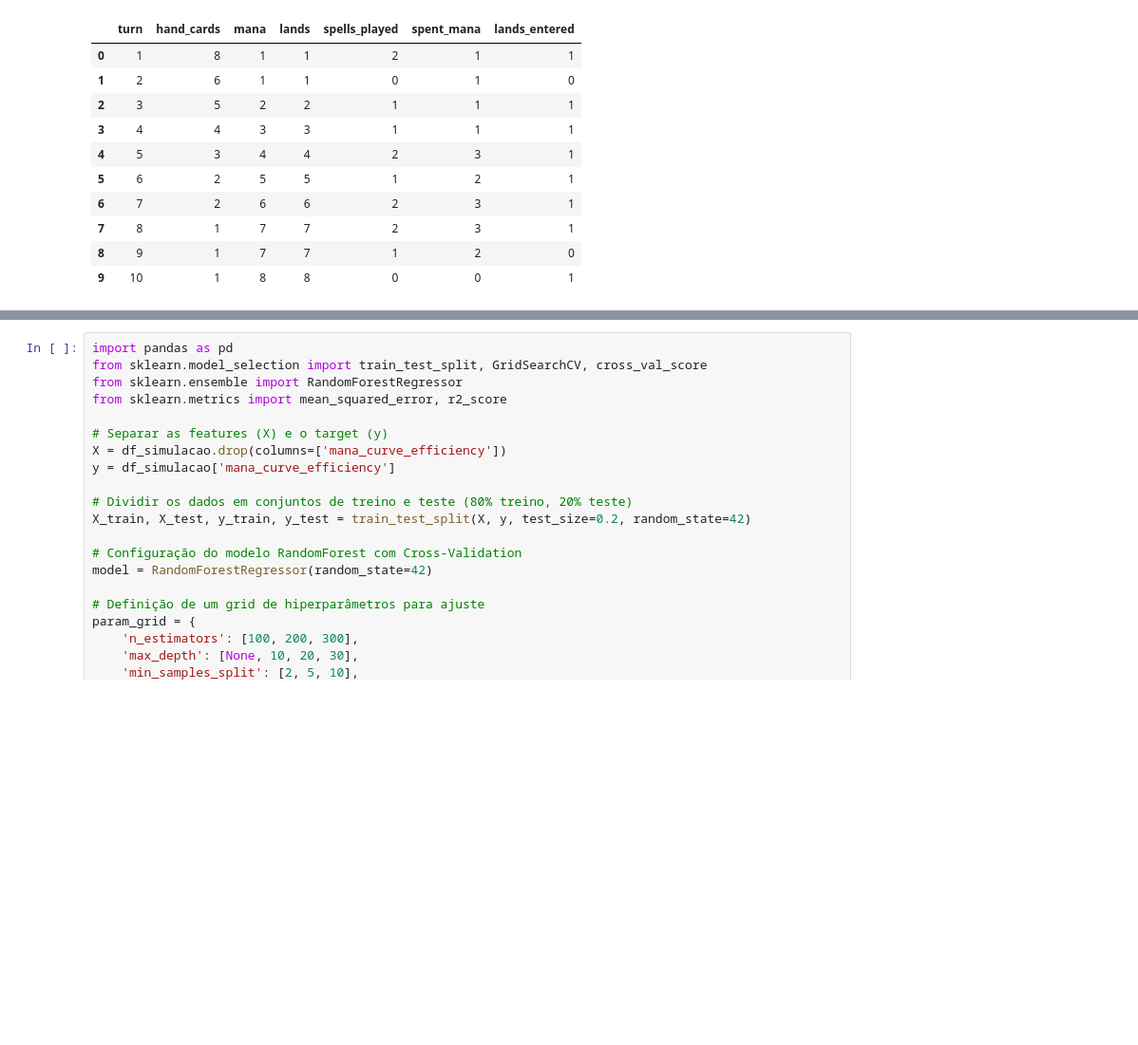
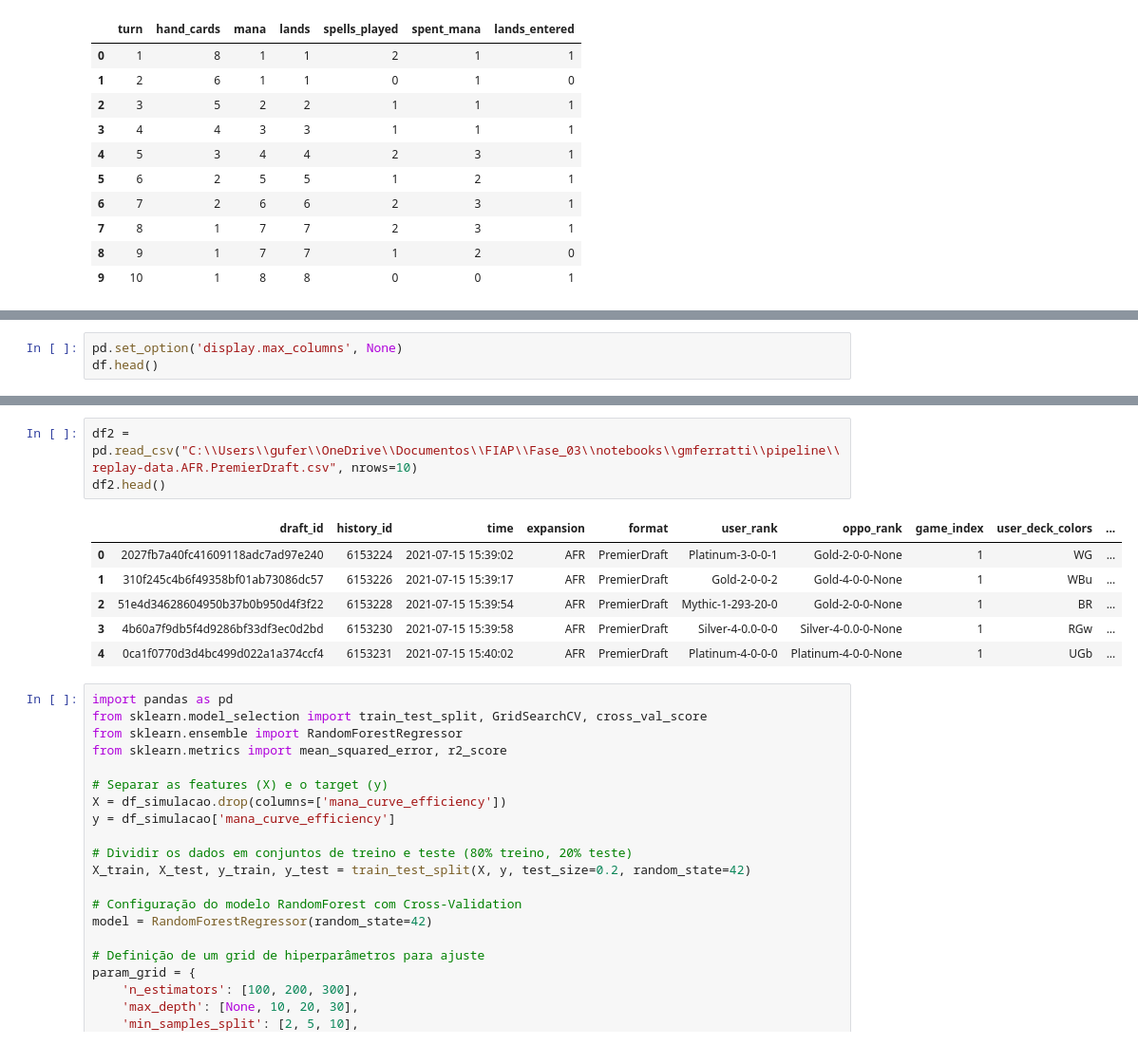
Before and after one commit to gmferratti/MTG_Project, a Jupyter notebook: notebooks/gmferratti/pipeline/data_pipeline.ipynb, the cells around one changed output, grey strips where cells are left out. Shown at 95% size. Cells and saved outputs as stored; diff of their text form; blank space fills up the shorter version.

Commit message:
tentando obter decklists de outra forma

```diff
--- a/notebooks/gmferratti/pipeline/data_pipeline.ipynb
+++ b/notebooks/gmferratti/pipeline/data_pipeline.ipynb
@@ -73,0 +90,3 @@ df_simulacao
+# %%
+pd.set_option('display.max_columns', None)
+df.head()
@@ -74,3 +100,13 @@ df_simulacao
+# %%
+df2 = pd.read_csv("C:\\Users\\gufer\\OneDrive\\Documentos\\FIAP\\Fase_03\\notebooks\\gmferratti\\pipeline\\replay-data.AFR.PremierDraft.csv", nrows=10)
+df2.head()
+# %% [output]
+|  | draft_id | history_id | time | expansion | format | user_rank | oppo_rank | game_index | user_deck_colors | ... |
+| 0 | 2027fb7a40fc41609118adc7ad97e240 | 6153224 | 2021-07-15 15:39:02 | AFR | PremierDraft | Platinum-3-0-0-1 | Gold-2-0-0-None | 1 | WG | ... |
+| 1 | 310f245c4b6f49358bf01ab73086dc57 | 6153226 | 2021-07-15 15:39:17 | AFR | PremierDraft | Gold-2-0-0-2 | Gold-4-0-0-None | 1 | WBu | ... |
+| 2 | 51e4d34628604950b37b0b950d4f3f22 | 6153228 | 2021-07-15 15:39:54 | AFR | PremierDraft | Mythic-1-293-20-0 | Gold-2-0-0-None | 1 | BR | ... |
+| 3 | 4b60a7f9db5f4d9286bf33df3ec0d2bd | 6153230 | 2021-07-15 15:39:58 | AFR | PremierDraft | Silver-4-0.0-0-0 | Silver-4-0.0-0-None | 1 | RGw | ... |
+| 4 | 0ca1f0770d3d4bc499d022a1a374ccf4 | 6153231 | 2021-07-15 15:40:02 | AFR | PremierDraft | Platinum-4-0-0-0 | Platinum-4-0-0-None | 1 | UGb | ... |
 # %%
 import pandas as pd
 from sklearn.model_selection import train_test_split, GridSearchCV, cross_val_score
```
Also changed, not shown: parts of 3 cells of this notebook, 6 other files.
